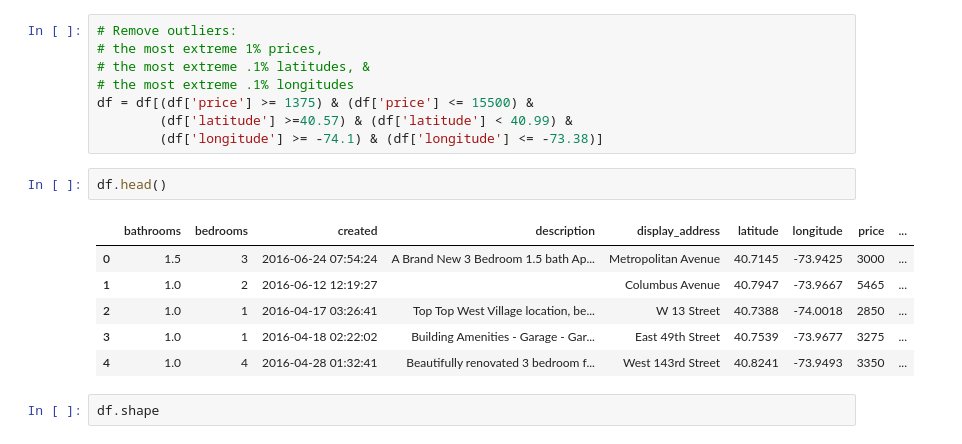
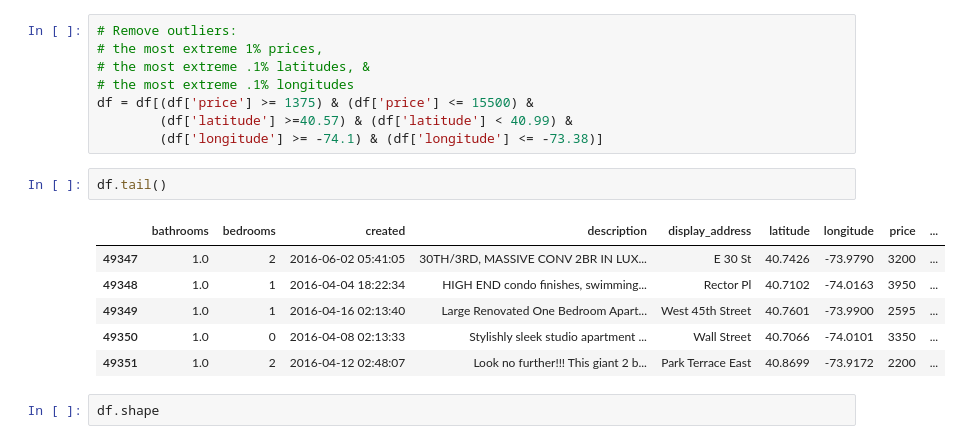
Before and after one commit to mkhalil7625/DS-Unit-2-Linear-Models, a Jupyter notebook: module1-regression-1/Copy_of_LS_DS_211_assignment.ipynb, the cells around one changed output. Drawn from its saved outputs; the diff is of its cells as text.

```diff
--- a/module1-regression-1/Copy_of_LS_DS_211_assignment.ipynb
+++ b/module1-regression-1/Copy_of_LS_DS_211_assignment.ipynb
@@ -63,14 +63,14 @@ df = df[(df['price'] >= 1375) & (df['price'] <= 15500) &
         (df['latitude'] >=40.57) & (df['latitude'] < 40.99) &
         (df['longitude'] >= -74.1) & (df['longitude'] <= -73.38)]
 # %%
-df.head()
+df.tail()
 # %% [output]
 |  | bathrooms | bedrooms | created | description | display_address | latitude | longitude | price | ... |
-| 0 | 1.5 | 3 | 2016-06-24 07:54:24 | A Brand New 3 Bedroom 1.5 bath Ap... | Metropolitan Avenue | 40.7145 | -73.9425 | 3000 | ... |
-| 1 | 1.0 | 2 | 2016-06-12 12:19:27 |  | Columbus Avenue | 40.7947 | -73.9667 | 5465 | ... |
-| 2 | 1.0 | 1 | 2016-04-17 03:26:41 | Top Top West Village location, be... | W 13 Street | 40.7388 | -74.0018 | 2850 | ... |
-| 3 | 1.0 | 1 | 2016-04-18 02:22:02 | Building Amenities - Garage - Gar... | East 49th Street | 40.7539 | -73.9677 | 3275 | ... |
-| 4 | 1.0 | 4 | 2016-04-28 01:32:41 | Beautifully renovated 3 bedroom f... | West 143rd Street | 40.8241 | -73.9493 | 3350 | ... |
+| 49347 | 1.0 | 2 | 2016-06-02 05:41:05 | 30TH/3RD, MASSIVE CONV 2BR IN LUX... | E 30 St | 40.7426 | -73.9790 | 3200 | ... |
+| 49348 | 1.0 | 1 | 2016-04-04 18:22:34 | HIGH END condo finishes, swimming... | Rector Pl | 40.7102 | -74.0163 | 3950 | ... |
+| 49349 | 1.0 | 1 | 2016-04-16 02:13:40 | Large Renovated One Bedroom Apart... | West 45th Street | 40.7601 | -73.9900 | 2595 | ... |
+| 49350 | 1.0 | 0 | 2016-04-08 02:13:33 | Stylishly sleek studio apartment ... | Wall Street | 40.7066 | -74.0101 | 3350 | ... |
+| 49351 | 1.0 | 2 | 2016-04-12 02:48:07 | Look no further!!! This giant 2 b... | Park Terrace East | 40.8699 | -73.9172 | 2200 | ... |
 # %%
 df.shape
 # %% [output]
```
Also changed, not shown: parts of 7 cells of this notebook.
